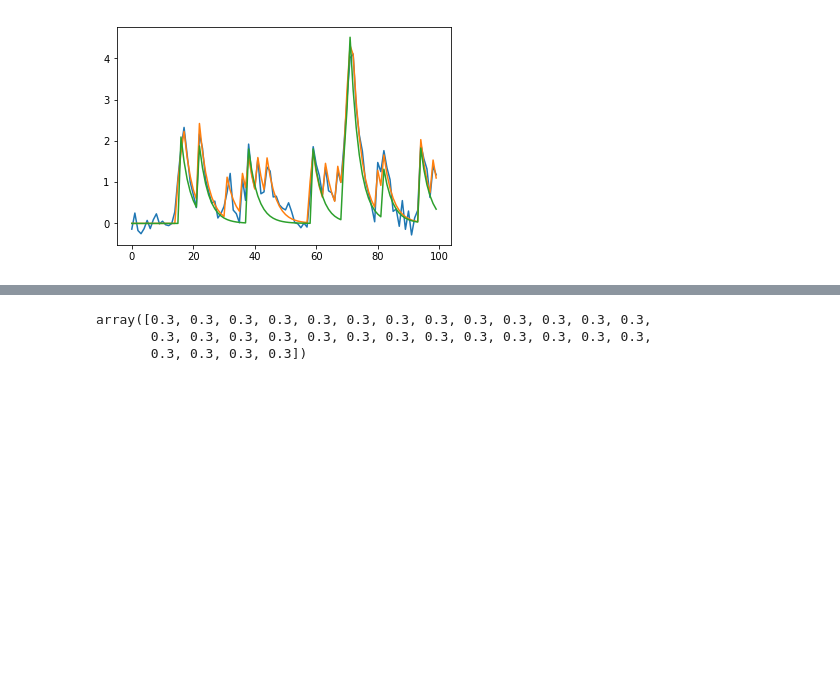
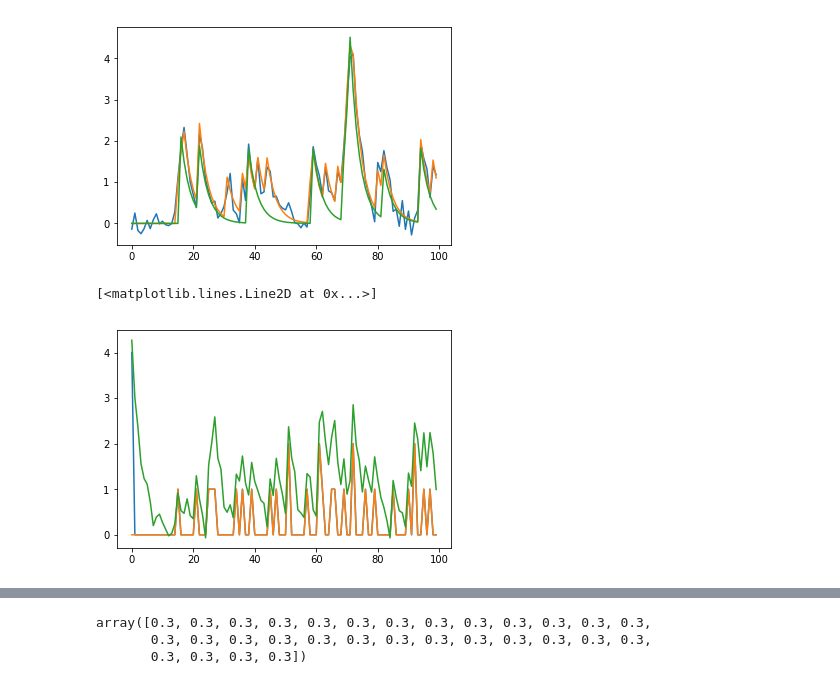
Before and after one commit to lyprince/hierarchical_lfads, a Jupyter notebook: synthetic_data.ipynb, the cells around one changed output, grey strips where cells are left out. Cells and saved outputs as stored; diff of their text form; code cells hidden in the pictures; blank space fills up the shorter version.

```diff
--- a/synthetic_data.ipynb
+++ b/synthetic_data.ipynb
@@ -223,3 +223,10 @@ plt.plot(oC[10, :, 10] + b[10])
 [figure]
 # %%
 tau = dt * C[:, :-1] / (C[:, :-1] - C[:, 1:])
+# %%
+plt.plot(S[2143, :, 0])
+plt.plot(oS[2143, :, 0])
+plt.plot(F[2143, :, 0])
+# %% [output]
+[<matplotlib.lines.Line2D at 0x...>]
+[figure, added]
```
Also changed, not shown: parts of 10 cells of this notebook, 5 other files.
